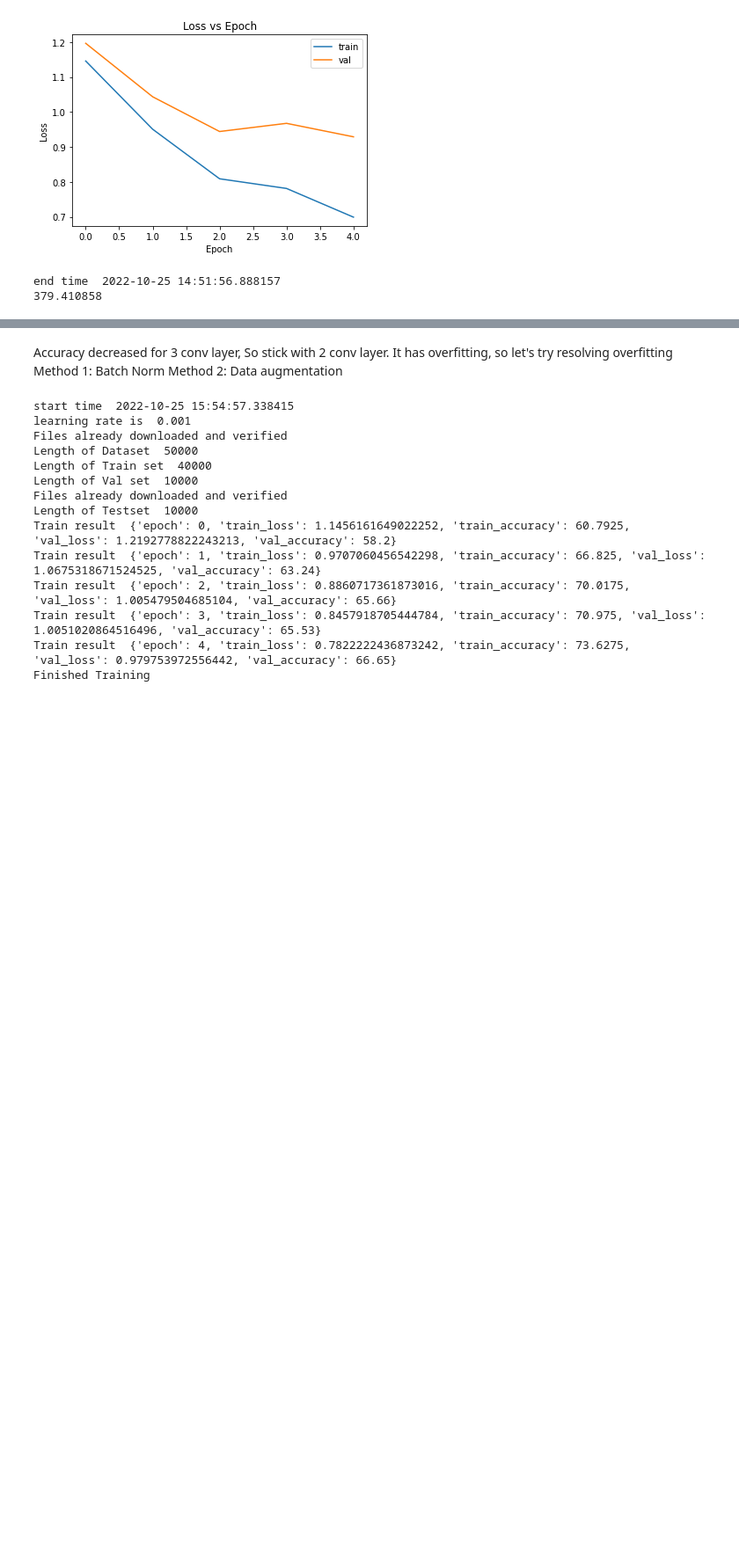
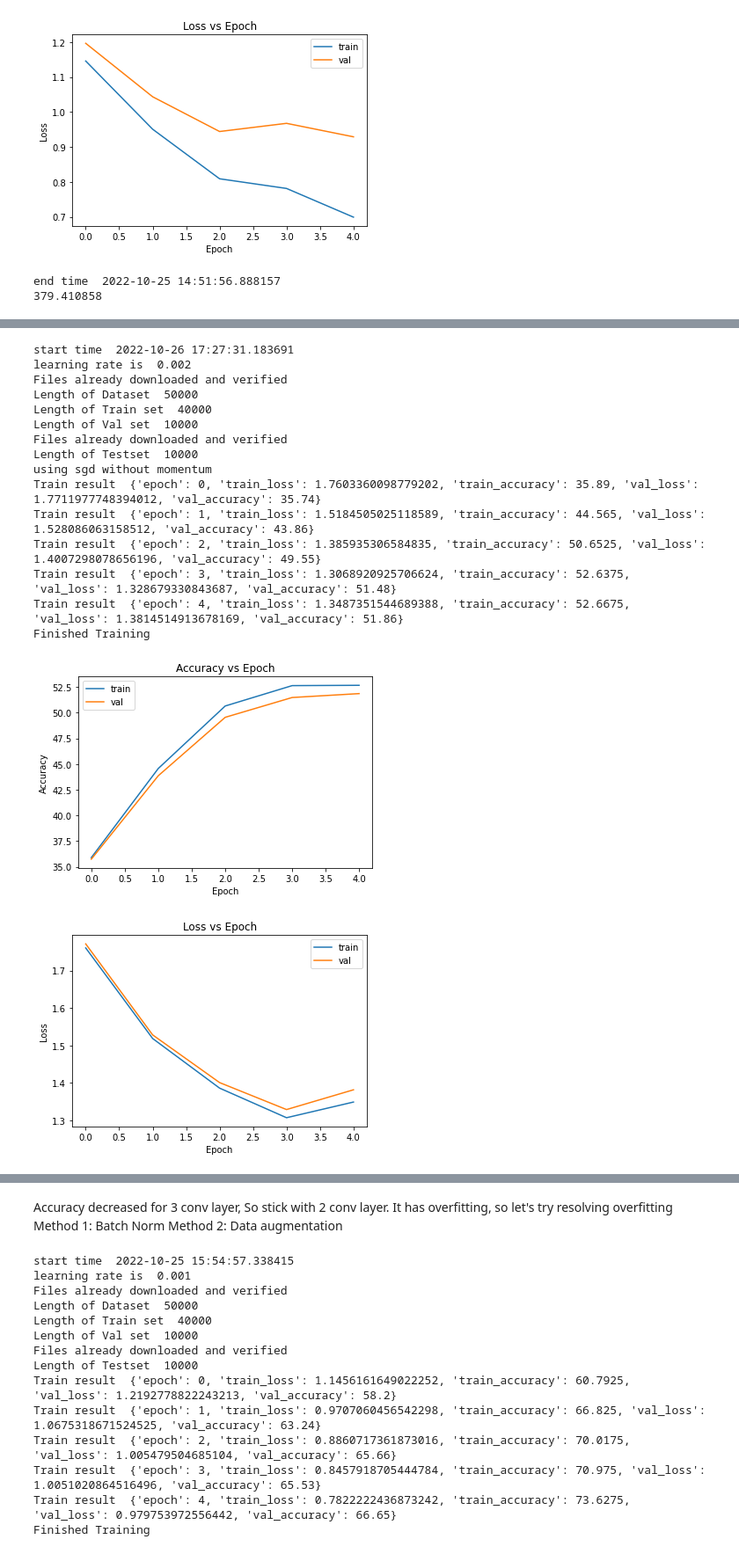
Before and after one commit to poo5zan/deep_learning_fundamentals, a Jupyter notebook: assignment_2/assignment_2.ipynb, the cells around one changed output, grey strips where cells are left out. Shown: that part at 88% size. Cells and saved outputs as stored; diff of their text form; code cells hidden in the pictures; blank space fills up the shorter version.

```diff
--- a/assignment_2/assignment_2.ipynb
+++ b/assignment_2/assignment_2.ipynb
@@ -525,0 +769,54 @@ end time  2022-10-25 15:18:29.205286
+# %%
+
+# Experiment for sgd_without_momentum
+start_time = datetime.datetime.now()
+print("start time ", start_time)
+
+lr_results = []
+epoch_number = 5
+for lr in [0.002]:
+    print('learning rate is ', lr)
+    # your code here
+    criterion = nn.CrossEntropyLoss()
+
+    cnn_network_with_three_conv_and_one_fc = CnnNetworkThreeConvAndOneFc(data_set_name = "cifar_10", batch_size = 4, download_path = "./data",
+                        train_data_size = 40000, validation_data_size = 10000, criterion = criterion, print_interim_data_shapes = False)
+    cnn_network_with_three_conv_and_one_fc = cnn_network_with_three_conv_and_one_fc.to(get_device())
+
+    train_results_with_three_conv_and_one_fc = cnn_network_with_three_conv_and_one_fc.train(epoch_number = epoch_number,
+        learning_rate = lr, momentum = 0.9, optimizer_name = "sgd_without_momentum")
+    cnn_network_with_three_conv_and_one_fc.plot_loss_and_accuracy_curves()
+
+    end_time =  datetime.datetime.now()
+    print("end time ", end_time)
+    difference = end_time - start_time
+    difference_total_seconds = difference.total_seconds()
+    print(difference_total_seconds)
+
+    last_train_data = [td for td in train_results_with_three_conv_and_one_fc if td['epoch'] == epoch_number - 1][0]
+
+    lr_results.append({'learning_rate': lr, 'val_loss': last_train_data['val_loss'], 'val_accuracy': last_train_data['val_accuracy']})
+
+end_time =  datetime.datetime.now()
+print("end time ", end_time)
+difference = end_time - start_time
+difference_total_seconds = difference.total_seconds()
+print(difference_total_seconds)
+# %% [output]
+start time  2022-10-26 17:27:31.183691
+learning rate is  0.002
+Files already downloaded and verified
+Length of Dataset  50000
+Length of Train set  40000
+Length of Val set  10000
+Files already downloaded and verified
+Length of Testset  10000
+using sgd without momentum
+Train result  {'epoch': 0, 'train_loss': 1.7603360098779202, 'train_accuracy': 35.89, 'val_loss': 1.7711977748394012, 'val_accuracy': 35.74}
+Train result  {'epoch': 1, 'train_loss': 1.5184505025118589, 'train_accuracy': 44.565, 'val_loss': 1.528086063158512, 'val_accuracy': 43.86}
+Train result  {'epoch': 2, 'train_loss': 1.385935306584835, 'train_accuracy': 50.6525, 'val_loss': 1.4007298078656196, 'val_accuracy': 49.55}
+Train result  {'epoch': 3, 'train_loss': 1.3068920925706624, 'train_accuracy': 52.6375, 'val_loss': 1.328679330843687, 'val_accuracy': 51.48}
+Train result  {'epoch': 4, 'train_loss': 1.3487351544689388, 'train_accuracy': 52.6675, 'val_loss': 1.3814514913678169, 'val_accuracy': 51.86}
+Finished Training
+[figure, added]
+[figure, added]
```
Also changed, not shown: parts of 12 cells of this notebook.
